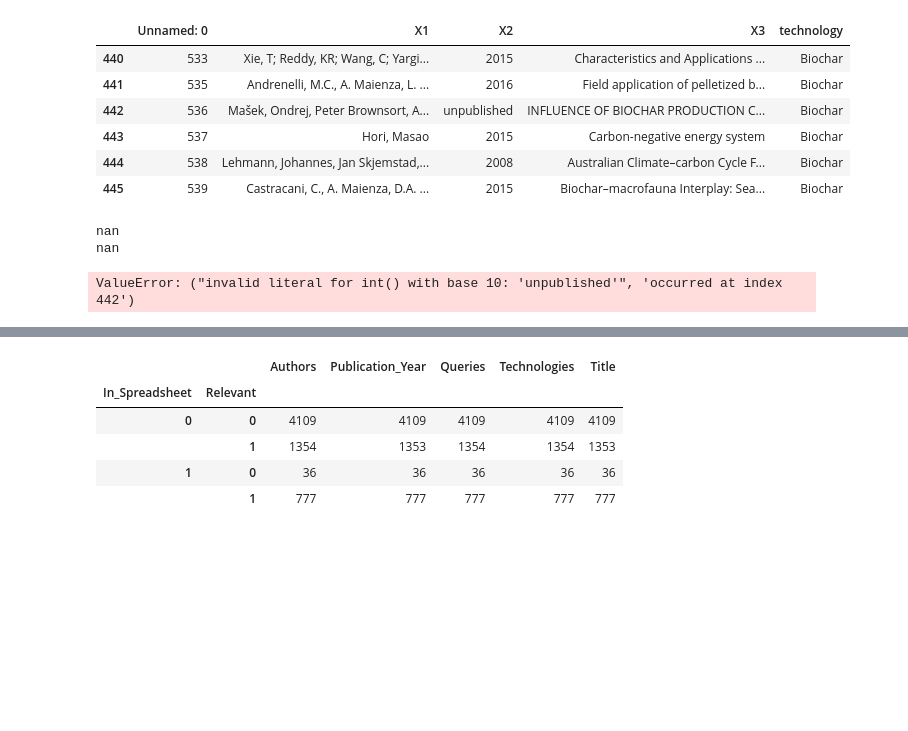
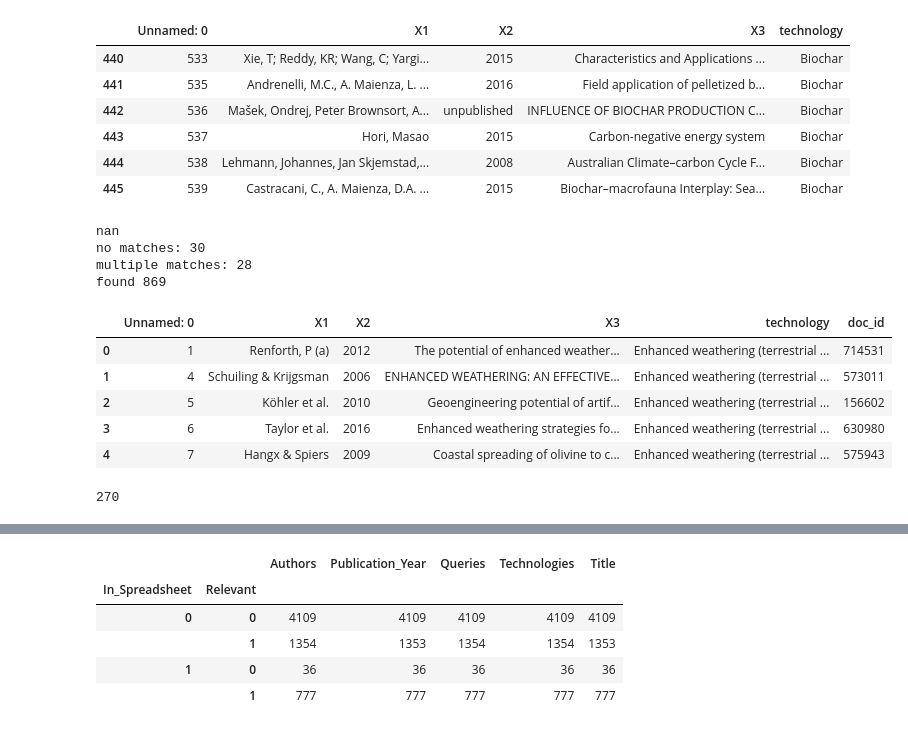
Before and after one commit to mcc-apsis/NETs-review, a Jupyter notebook: query-mgmt/literature_reviewed.ipynb, the cells around one changed output, grey strips where cells are left out. Drawn from its saved outputs; the diff is of its cells as text; code cells hidden in the pictures; blank space fills up the shorter version.

```diff
--- a/query-mgmt/literature_reviewed.ipynb
+++ b/query-mgmt/literature_reviewed.ipynb
@@ -156,6 +156,12 @@ def find_paper(x):
         print(x['X3'])
         tis = str(x['X3']).split()
 
+
+    try:
+        py=int(x['X2'])
+    except:
+        py =0
+
     if len(tis) > 8:
         ti = ' '.join(tis[:8])
     else:
@@ -176,7 +182,7 @@ def find_paper(x):
         multmatches+=1
     else:
         di = x['X3'].replace('http://dx.doi.org/','')
-        docs = pdocs.filter(wosarticle__di=di)
+        docs = pdocs.filter(wosarticle__di__iexact=di)
         if docs.count()==1:
             doc = docs.first()
             found+=1
@@ -188,7 +194,7 @@ def find_paper(x):
             docs = pdocs.filter(
                 docauthinst__AU__icontains=au,
                 docauthinst__position=1,
-                PY=x['X2']
+                PY=py
             ).distinct()
             if docs.count()==1:
                 doc = docs.first()
@@ -197,11 +203,6 @@ def find_paper(x):
                 doc = "None"
                 multmatches+=1
             else:
-                try:
-                    py=int(x['X2'])
-                except:
-                    py =0
-
                 docs = pdocs.filter(
                     docauthinst__AU__icontains=au,
                     docauthinst__position__in=[1,0],
@@ -213,33 +214,40 @@ def find_paper(x):
                 else:
                     ti = re.findall('[A-Z]{1}\.{1}[^;]([^\.]{5,})',x['X3'])
                     if len(ti) > 0:
                         ti = ti[0]
                     else:
                         ti = "zwasdfölkjag"
                     docs = pdocs.filter(title__icontains=ti)
                     if docs.count()==1:
                         doc = docs.first()
                         found+=1
                     else:
                         doc = "None"
                         unfound+=1
 
     try:
-        doc = doc.UT
+        doc = doc.id
     except:
         doc = doc
 
     return doc
 
 spapers['doc_id'] = spapers.apply(lambda x: find_paper(x), axis=1)
 
 print("no matches: {}".format(unfound))
 print("multiple matches: {}".format(multmatches))
 print("found {}".format(found))
 
 
 spapers.head()
 # %% [output]
 nan
-nan
+no matches: 30
+multiple matches: 28
+found 869
-ValueError: ("invalid literal for int() with base 10: 'unpublished'", 'occurred at index 442')
+|  | Unnamed: 0 | X1 | X2 | X3 | technology | doc_id |
+| 0 | 1 | Renforth, P (a) | 2012 | The potential of enhanced weather... | Enhanced weathering (terrestrial ... | 714531 |
+| 1 | 4 | Schuiling & Krijgsman | 2006 | ENHANCED WEATHERING: AN EFFECTIVE... | Enhanced weathering (terrestrial ... | 573011 |
+| 2 | 5 | Köhler et al. | 2010 | Geoengineering potential of artif... | Enhanced weathering (terrestrial ... | 156602 |
+| 3 | 6 | Taylor et al. | 2016 | Enhanced weathering strategies fo... | Enhanced weathering (terrestrial ... | 630980 |
+| 4 | 7 | Hangx & Spiers | 2009 | Coastal spreading of olivine to c... | Enhanced weathering (terrestrial ... | 575943 |
@@ -245,0 +259,8 @@ ValueError: ("invalid literal for int() with base 10: 'unpublished'", 'occurred
+# %%
+newqs = Query.objects.filter(id__gt=2286,id__lt=2300,project=2,creator__username="galm")
+
+newdocs = Doc.objects.filter(query__in=newqs)
+
+print(newdocs.distinct().count())
+# %% [output]
+270
```
Also changed, not shown: parts of 2 cells of this notebook, 4 other files.
